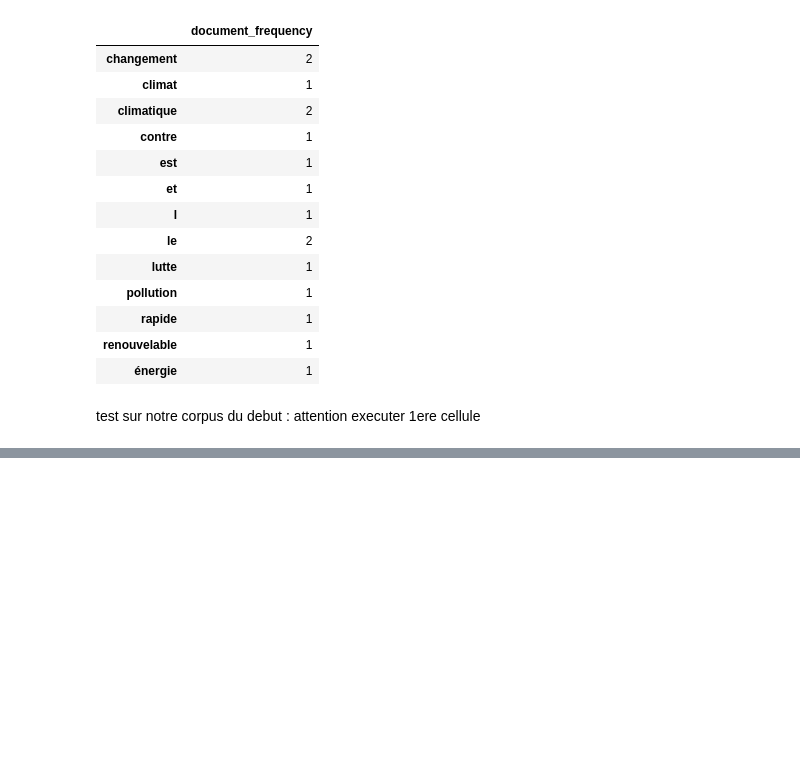
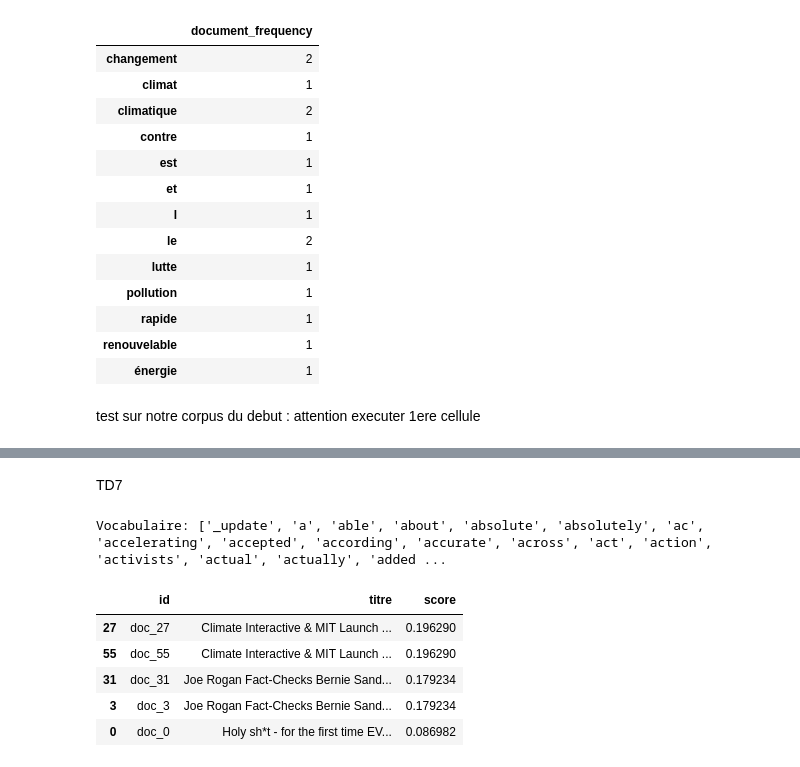
Before and after one commit to cyrinenighaoui/mini-projet-python, a Jupyter notebook: notebooks/Climate_change_version_avec_corpus.ipynb, the cells around one changed output, grey strips where cells are left out. Drawn from its saved outputs; the diff is of its cells as text; code cells hidden in the pictures; blank space fills up the shorter version.

```diff
--- a/notebooks/Climate_change_version_avec_corpus.ipynb
+++ b/notebooks/Climate_change_version_avec_corpus.ipynb
@@ -556,0 +557,21 @@ doc_27 → Climate Interactive & MIT Launch [Free] Training Program – Explorin
+# %% [markdown]
+TD7
+# %%
+import numpy as np
+#transformer les documents en une matrice Documents × Mots
+vocab = corpus.build_vocab()
+print("\nVocabulaire:", vocab)
+# %% [output]
+Vocabulaire: ['_update', 'a', 'able', 'about', 'absolute', 'absolutely', 'ac', 'accelerating', 'accepted', 'according', 'accurate', 'across', 'act', 'action', 'activists', 'actual', 'actually', 'added ...
+# %%
+from SearchEngine import SearchEngine
+
+engine = SearchEngine(corpus, mode="tfidf")
+engine.search("climate warming pollution water", top=5)
+# %% [output]
+|  | id | titre | score |
+| 27 | doc_27 | Climate Interactive & MIT Launch ... | 0.196290 |
+| 55 | doc_55 | Climate Interactive & MIT Launch ... | 0.196290 |
+| 31 | doc_31 | Joe Rogan Fact-Checks Bernie Sand... | 0.179234 |
+| 3 | doc_3 | Joe Rogan Fact-Checks Bernie Sand... | 0.179234 |
+| 0 | doc_0 | Holy sh*t - for the first time EV... | 0.086982 |
```
Also changed, not shown: parts of 7 cells of this notebook, 2 other files.
